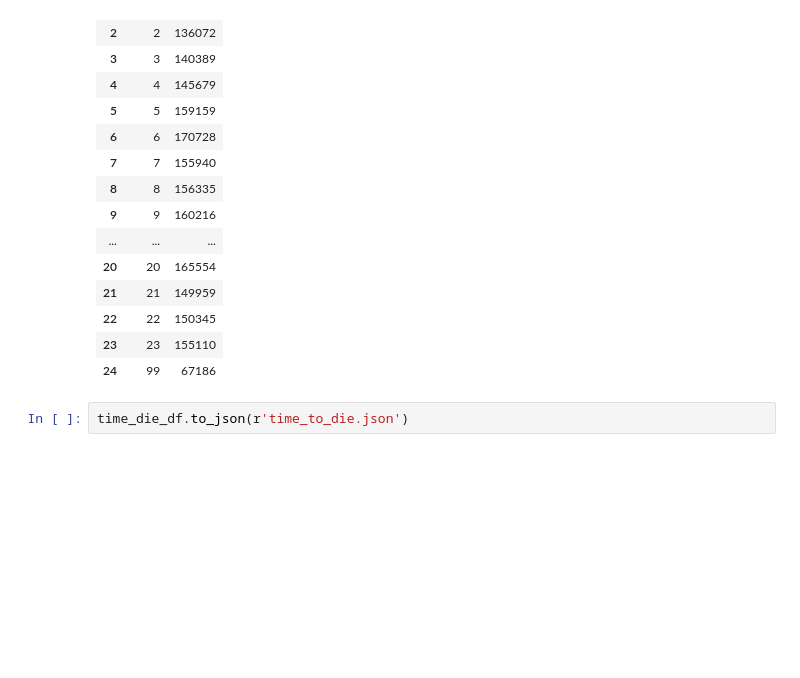
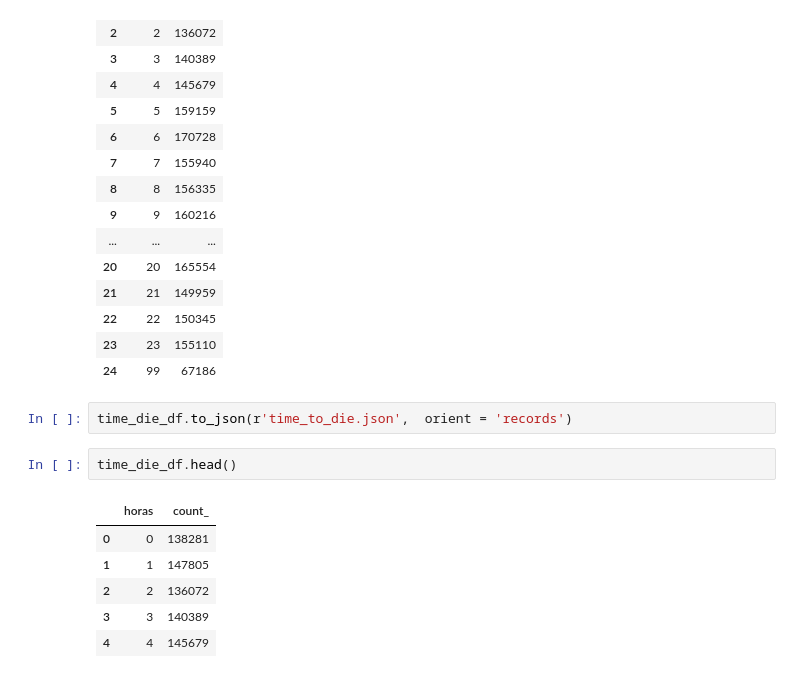
Before and after one commit to joelsotelods/1001-ways-to-die-in-Mexico, a Jupyter notebook: etl_process/Data_map1.ipynb, the cells around one changed output. Cells and saved outputs as stored; diff of their text form; blank space fills up the shorter version.

Commit message:
corrected json

```diff
--- a/etl_process/Data_map1.ipynb
+++ b/etl_process/Data_map1.ipynb
@@ -283,4 +325,13 @@ time_die_df
 | 23 | 23 | 155110 |
 | 24 | 99 | 67186 |
 # %%
-time_die_df.to_json(r'time_to_die.json')
+time_die_df.to_json(r'time_to_die.json',  orient = 'records')
+# %%
+time_die_df.head()
+# %% [output]
+|  | horas | count_ |
+| 0 | 0 | 138281 |
+| 1 | 1 | 147805 |
+| 2 | 2 | 136072 |
+| 3 | 3 | 140389 |
+| 4 | 4 | 145679 |
```
Also changed, not shown: parts of 5 cells of this notebook, 3 other files.
